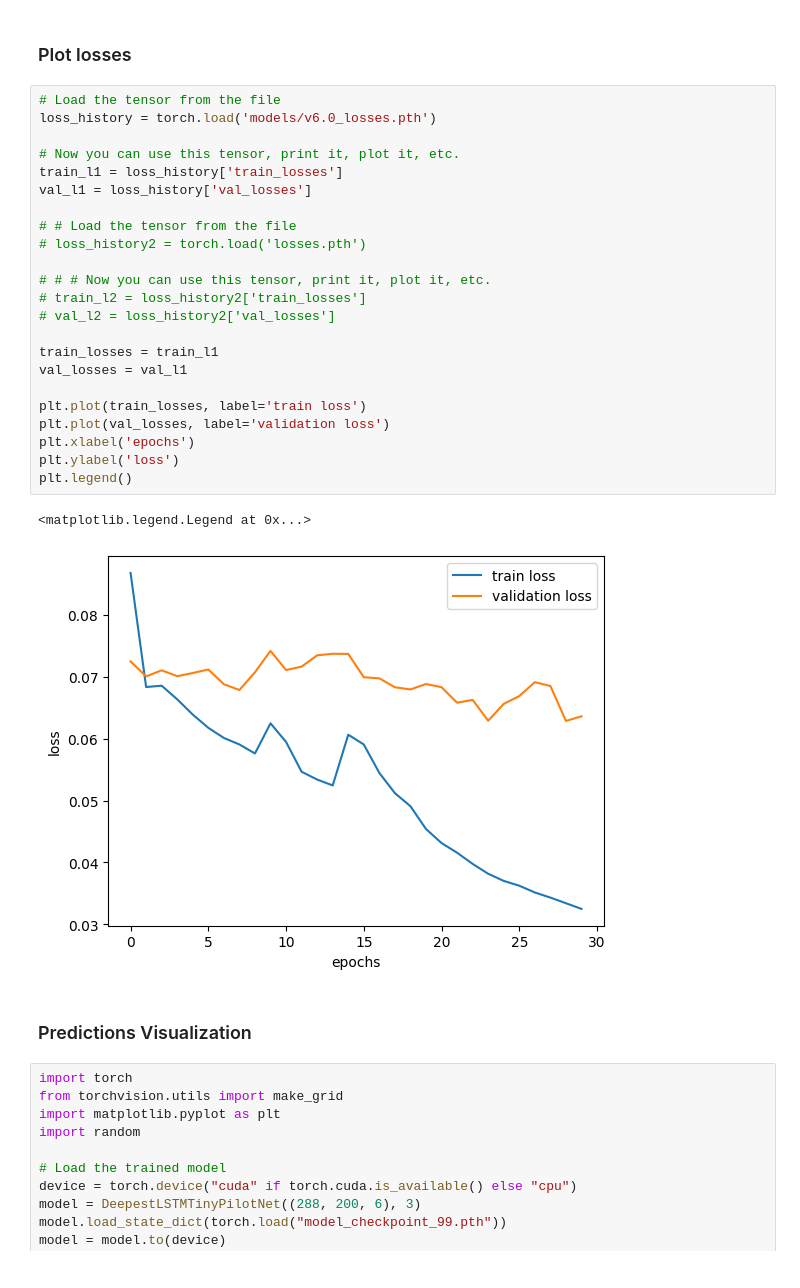
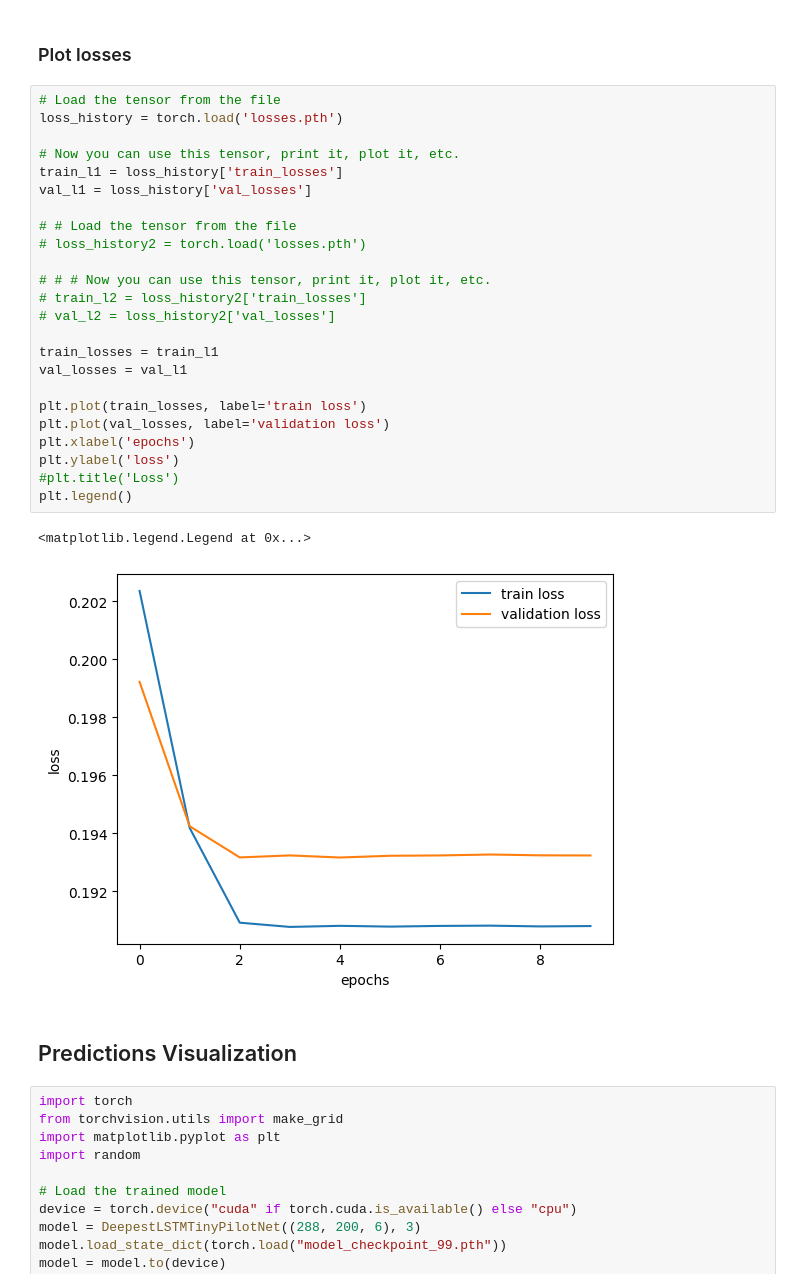
Before and after one commit to TheRoboticsClub/gsoc2023-Meiqi_Zhao, a Jupyter notebook: src/ModifiedDeepestLSTMTinyPilotNet/train.ipynb, the cells around one changed output. Saved outputs shown, nothing was run; the diff lists cells and outputs as text.

```diff
--- a/src/ModifiedDeepestLSTMTinyPilotNet/train.ipynb
+++ b/src/ModifiedDeepestLSTMTinyPilotNet/train.ipynb
@@ -297,32 +322,33 @@ plt.legend()
 ### Plot losses
 # %%
 # Load the tensor from the file
-loss_history = torch.load('models/v6.0_losses.pth')
+loss_history = torch.load('losses.pth')
 
 # Now you can use this tensor, print it, plot it, etc.
 train_l1 = loss_history['train_losses']
 val_l1 = loss_history['val_losses']
 
 # # Load the tensor from the file
 # loss_history2 = torch.load('losses.pth')
 
 # # # Now you can use this tensor, print it, plot it, etc.
 # train_l2 = loss_history2['train_losses']
 # val_l2 = loss_history2['val_losses']
 
 train_losses = train_l1
 val_losses = val_l1
 
 plt.plot(train_losses, label='train loss')
 plt.plot(val_losses, label='validation loss')
 plt.xlabel('epochs')
 plt.ylabel('loss')
+#plt.title('Loss')
 plt.legend()
 # %% [output]
 <matplotlib.legend.Legend at 0x...>
-[figure, old version]
+[figure, new version]
 # %% [markdown]
-### Predictions Visualization
+## Predictions Visualization
 # %%
 import torch
 from torchvision.utils import make_grid
```
Also changed, not shown: parts of 14 cells of this notebook, 23 other files.
